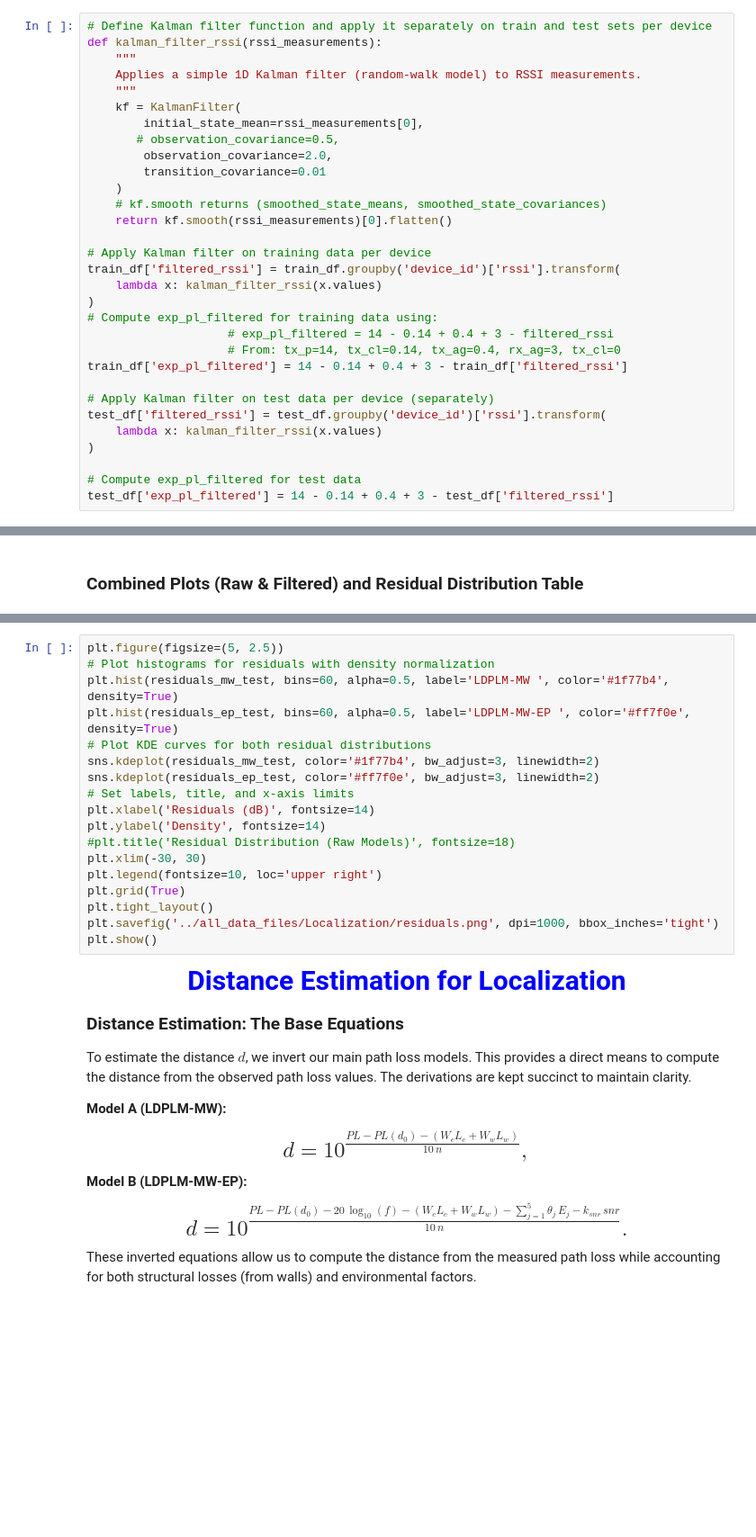
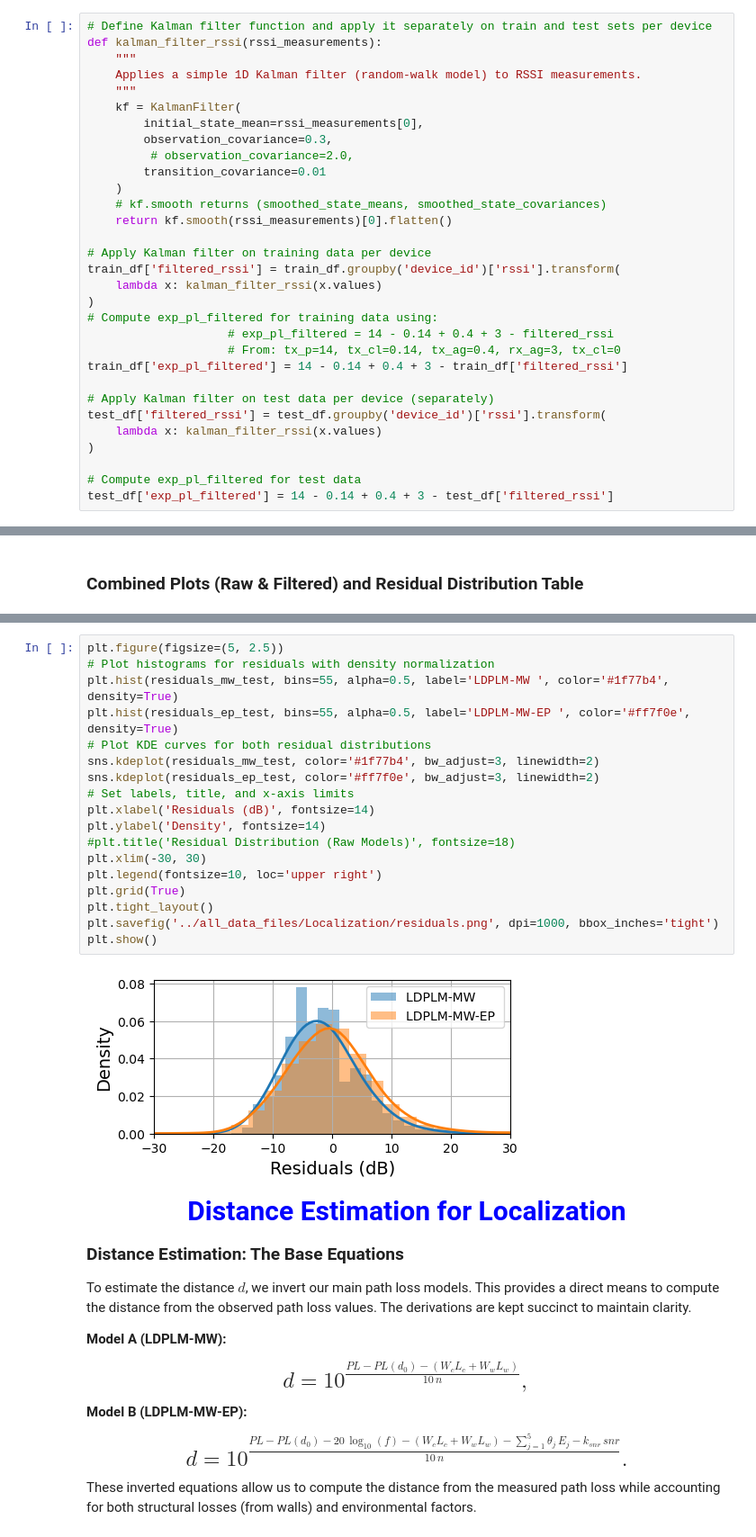
Before and after one commit to nahshonmokua/EnviKal-Loc, a Jupyter notebook: LDPLSM & Kalman Filter - 01.ipynb, the cells around one changed output, grey strips where cells are left out. Shown at 90% size. Cells and saved outputs as stored; diff of their text form; blank space fills up the shorter version.

```diff
--- a/LDPLSM & Kalman Filter - 01.ipynb
+++ b/LDPLSM & Kalman Filter - 01.ipynb
@@ -129,8 +129,8 @@ def kalman_filter_rssi(rssi_measurements):
     """
     kf = KalmanFilter(
         initial_state_mean=rssi_measurements[0],
-       # observation_covariance=0.5,
-        observation_covariance=2.0,
+        observation_covariance=0.3,
+         # observation_covariance=2.0,
         transition_covariance=0.01
     )
     # kf.smooth returns (smoothed_state_means, smoothed_state_covariances)
@@ -697,21 +749,23 @@ plt.show()
 # %%
 plt.figure(figsize=(5, 2.5))
 # Plot histograms for residuals with density normalization
-plt.hist(residuals_mw_test, bins=60, alpha=0.5, label='LDPLM-MW ', color='#1f77b4', density=True)
-plt.hist(residuals_ep_test, bins=60, alpha=0.5, label='LDPLM-MW-EP ', color='#ff7f0e', density=True)
+plt.hist(residuals_mw_test, bins=55, alpha=0.5, label='LDPLM-MW ', color='#1f77b4', density=True)
+plt.hist(residuals_ep_test, bins=55, alpha=0.5, label='LDPLM-MW-EP ', color='#ff7f0e', density=True)
 # Plot KDE curves for both residual distributions
 sns.kdeplot(residuals_mw_test, color='#1f77b4', bw_adjust=3, linewidth=2)
 sns.kdeplot(residuals_ep_test, color='#ff7f0e', bw_adjust=3, linewidth=2)
 # Set labels, title, and x-axis limits
 plt.xlabel('Residuals (dB)', fontsize=14)
 plt.ylabel('Density', fontsize=14)
 #plt.title('Residual Distribution (Raw Models)', fontsize=18)
 plt.xlim(-30, 30)
 plt.legend(fontsize=10, loc='upper right')
 plt.grid(True)
 plt.tight_layout()
 plt.savefig('../all_data_files/Localization/residuals.png', dpi=1000, bbox_inches='tight')
 plt.show()
+# %% [output]
+[figure, added]
 # %% [markdown]
 <p style="font-family: 'Courier New', Courier, monospace; font-size: 30px; font-weight: bold; color: blue;  text-align: center;">
  Distance Estimation for Localization
```
Also changed, not shown: parts of 19 cells of this notebook, 1 other file.
